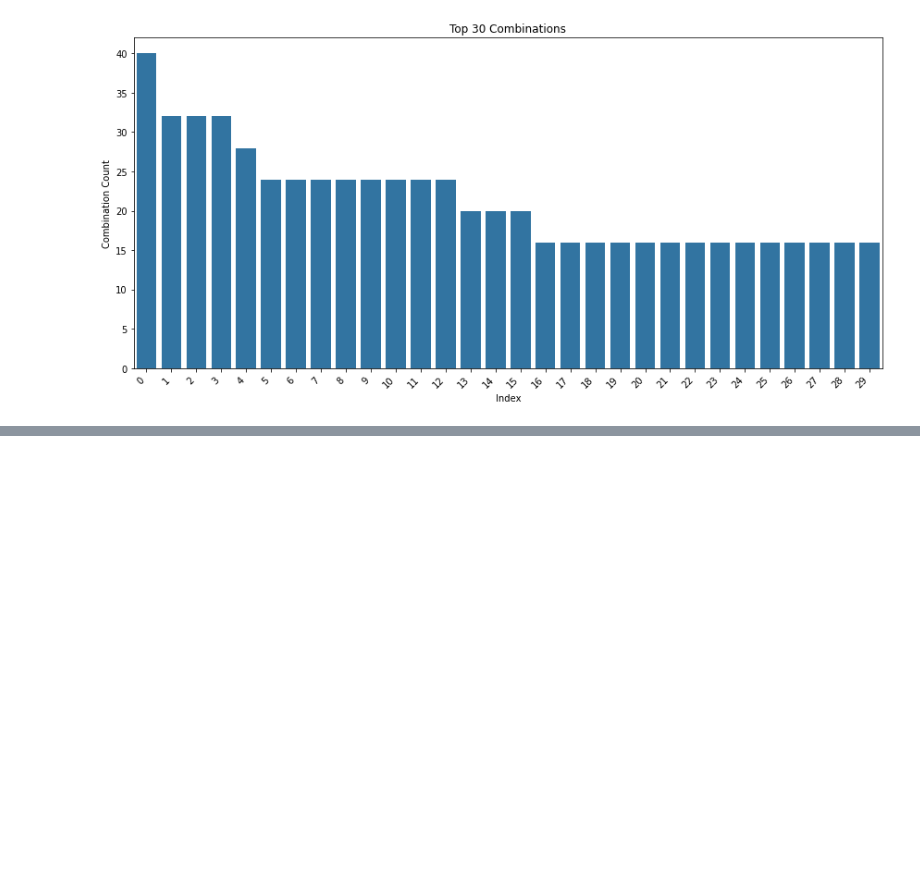
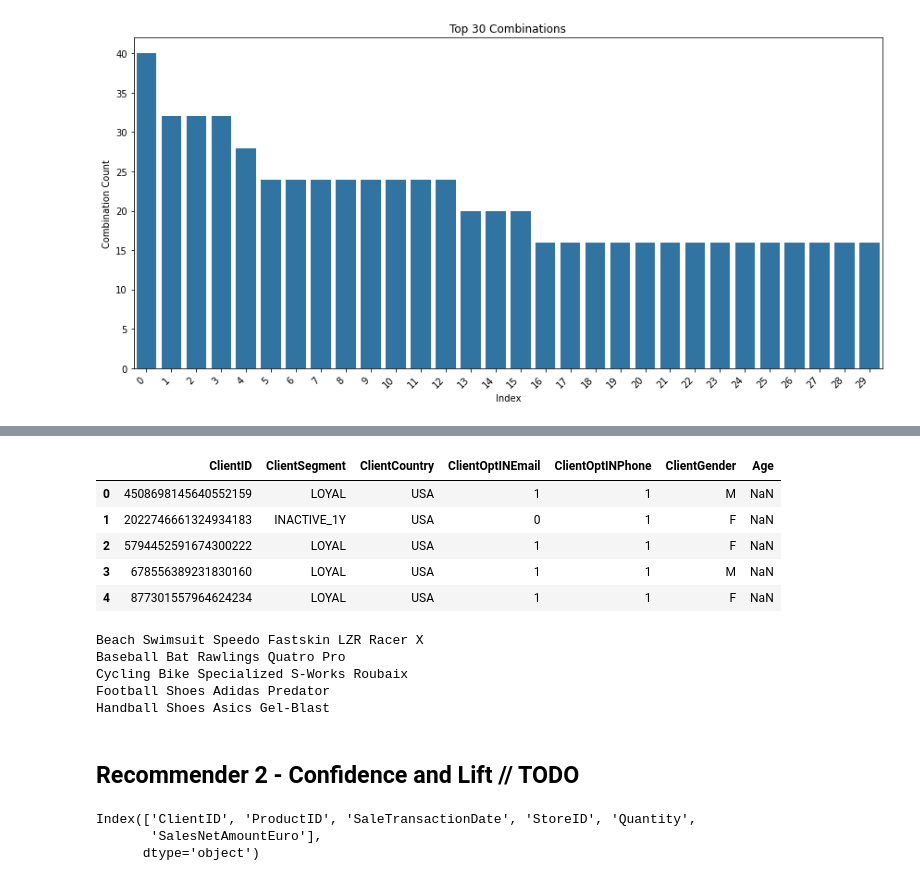
Before and after one commit to ravhello/hackathon, a Jupyter notebook: karim/EDA-karim.ipynb, the cells around one changed output, grey strips where cells are left out. Drawn from its saved outputs; the diff is of its cells as text; code cells hidden in the pictures; blank space fills up the shorter version.

```diff
--- a/karim/EDA-karim.ipynb
+++ b/karim/EDA-karim.ipynb
@@ -8,8 +10,8 @@ import seaborn as sns
 # %%
-clients = pd.read_csv('.\data\clients.csv')
-products = pd.read_csv('.\data\products.csv')
-stocks = pd.read_csv('.\data\stocks.csv')
-stores = pd.read_csv('.\data\stores.csv')
+clients = pd.read_csv('./data/clients.csv')
+products = pd.read_csv('./data/products.csv')
+stocks = pd.read_csv('./data/stocks.csv')
+stores = pd.read_csv('./data/stores.csv')
 transactions = pd.read_csv('./data/transactions.csv')
 # %%
 print('clients: ', clients.columns)
@@ -265,0 +311,9 @@ ModuleNotFoundError: No module named 'surprise'
+# %%
+clients.head()
+# %% [output]
+|  | ClientID | ClientSegment | ClientCountry | ClientOptINEmail | ClientOptINPhone | ClientGender | Age |
+| 0 | 4508698145640552159 | LOYAL | USA | 1 | 1 | M | NaN |
+| 1 | 2022746661324934183 | INACTIVE_1Y | USA | 0 | 1 | F | NaN |
+| 2 | 5794452591674300222 | LOYAL | USA | 1 | 1 | F | NaN |
+| 3 | 678556389231830160 | LOYAL | USA | 1 | 1 | M | NaN |
+| 4 | 877301557964624234 | LOYAL | USA | 1 | 1 | F | NaN |
@@ -265,0 +342,24 @@ ModuleNotFoundError: No module named 'surprise'
+# %%
+# Example: Get product suggestions for ClientID = 1
+client_id = 8119209481417068505
+recommended_products = suggest_products(client_id, model, transactions, top_n=5)
+rec_prod=[]
+
+for i in recommended_products:
+    print(products[products['ProductID']==i]['Category'].values[0], end=' ')
+    print(products[products['ProductID']==i]['FamilyLevel1'].values[0], end=' ')
+    print(products[products['ProductID']==i]['FamilyLevel2'].values[0])
+# %% [output]
+Beach Swimsuit Speedo Fastskin LZR Racer X
+Baseball Bat Rawlings Quatro Pro
+Cycling Bike Specialized S-Works Roubaix
+Football Shoes Adidas Predator
+Handball Shoes Asics Gel-Blast
+# %% [markdown]
+## Recommender 2 - Confidence and Lift // TODO
+# %%
+transactions.columns
+# %% [output]
+Index(['ClientID', 'ProductID', 'SaleTransactionDate', 'StoreID', 'Quantity',
+       'SalesNetAmountEuro'],
+      dtype='object')
```
Also changed, not shown: parts of 25 cells of this notebook.
